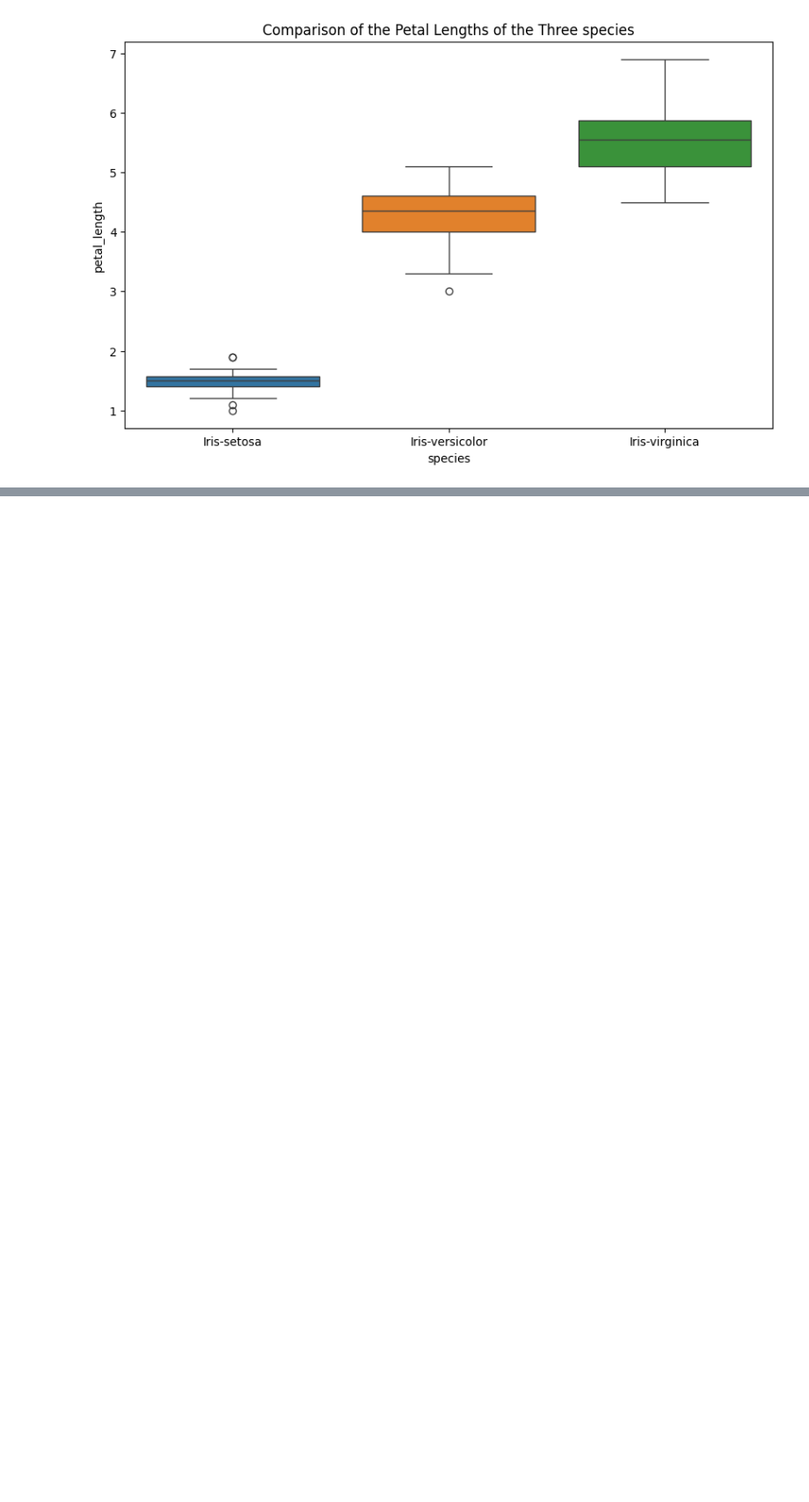
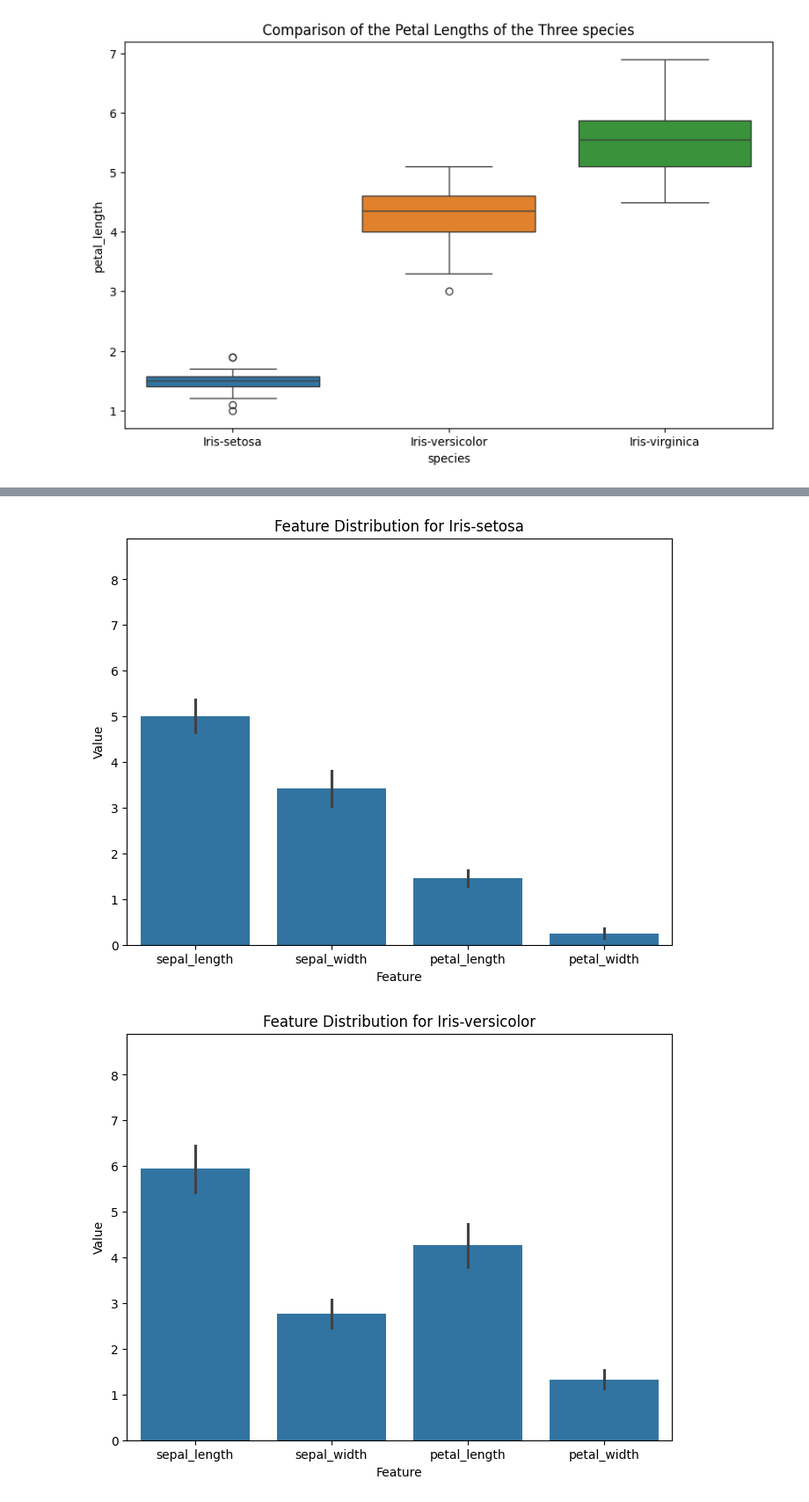
Before and after one commit to Folasewa/DS_Class_Project, a Jupyter notebook: Mini_Project_Folasewa_DS.ipynb, the cells around one changed output, grey strips where cells are left out. Shown: that part at 88% size. Cells and saved outputs as stored; diff of their text form; code cells hidden in the pictures; blank space fills up the shorter version.

```diff
--- a/Mini_Project_Folasewa_DS.ipynb
+++ b/Mini_Project_Folasewa_DS.ipynb
@@ -103,0 +116,20 @@ plt.show()
+# %%
+#Feature Distribution for each specie
+
+specie_list = raw_data['species'].unique()
+features = ['sepal_length', 'sepal_width', 'petal_length', 'petal_width']
+
+for specie in specie_list:
+    specie_data = raw_data[raw_data['species'] == specie][features]
+    melt_data = pd.melt(specie_data, var_name = 'feature', value_name='value')
+     # Plot the feature distribution for the current species
+    plt.figure(figsize=(8, 6))
+    sns.barplot(data=melt_data, x='feature', y='value', errorbar="sd")
+    plt.title(f"Feature Distribution for {specie.capitalize()}")
+    plt.xlabel("Feature")
+    plt.ylabel("Value")
+    plt.ylim(0, raw_data[features].max().max() + 1)  # Ensure consistent y-axis
+    plt.show()
+# %% [output]
+[figure, added]
+[figure, added]
```
Also changed, not shown: parts of 6 cells of this notebook.
